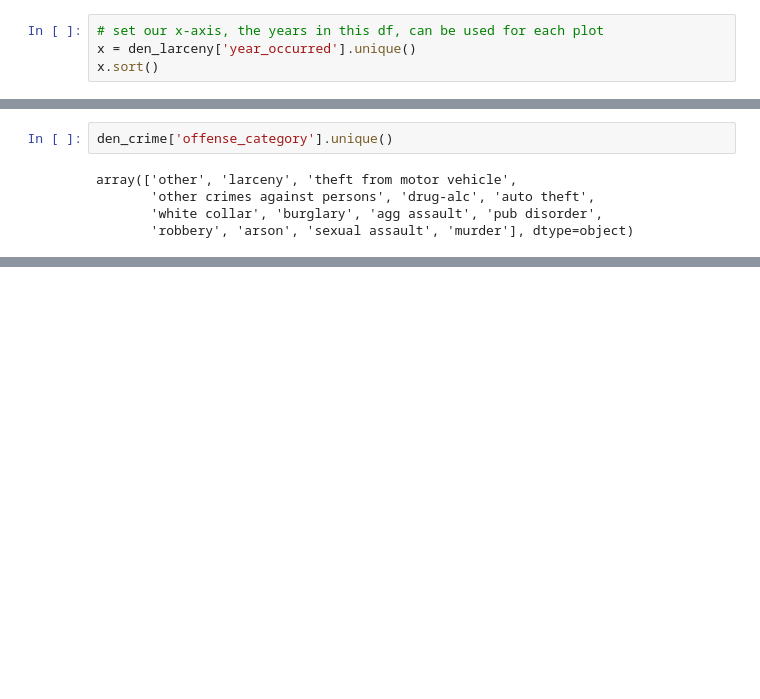
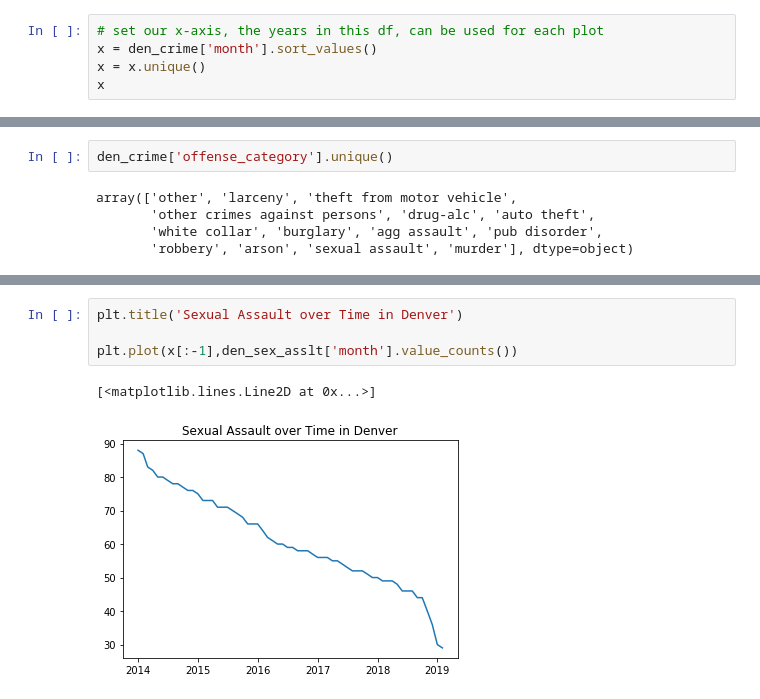
Before and after one commit to WhimsicalNose03/Cannabis-Cash-Crop-or-Crime-Boom-, a Jupyter notebook: den_plots.ipynb, the cells around one changed output, grey strips where cells are left out. Drawn from its saved outputs; the diff is of its cells as text; blank space fills up the shorter version.

```diff
--- a/den_plots.ipynb
+++ b/den_plots.ipynb
@@ -53,5 +42,6 @@ den_larceny.head()
 # plot counts of larceny for each year
 # %%
 # set our x-axis, the years in this df, can be used for each plot
-x = den_larceny['year_occurred'].unique()
-x.sort()
+x = den_crime['month'].sort_values()
+x = x.unique()
+x
@@ -195,0 +154,7 @@ plt.plot(x,den_white_collar['year_occurred'].value_counts())
+# %%
+plt.title('Sexual Assault over Time in Denver')
+
+plt.plot(x[:-1],den_sex_asslt['month'].value_counts())
+# %% [output]
+[<matplotlib.lines.Line2D at 0x...>]
+[figure, added]
```
Also changed, not shown: parts of 44 cells of this notebook, 2 other files.
